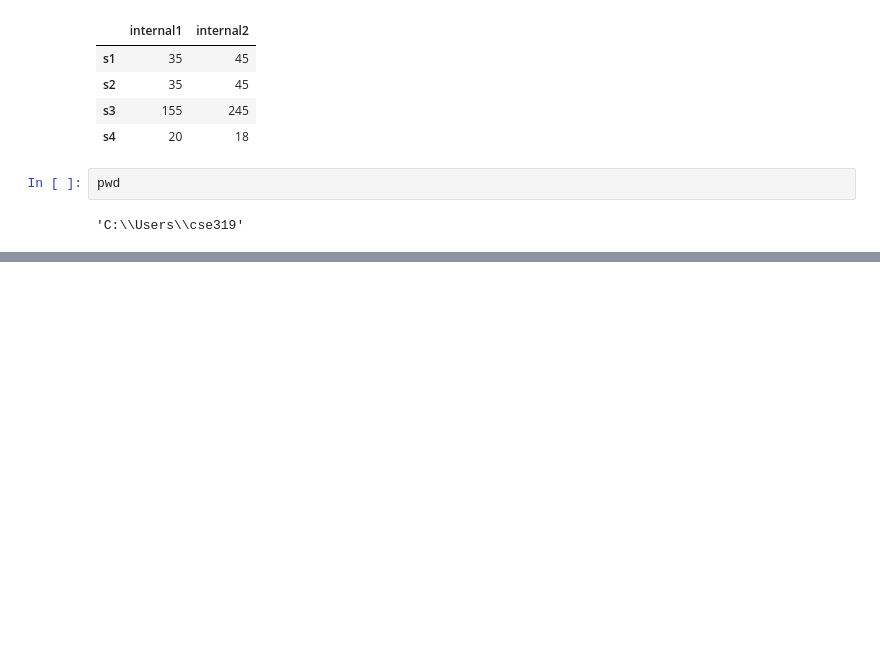
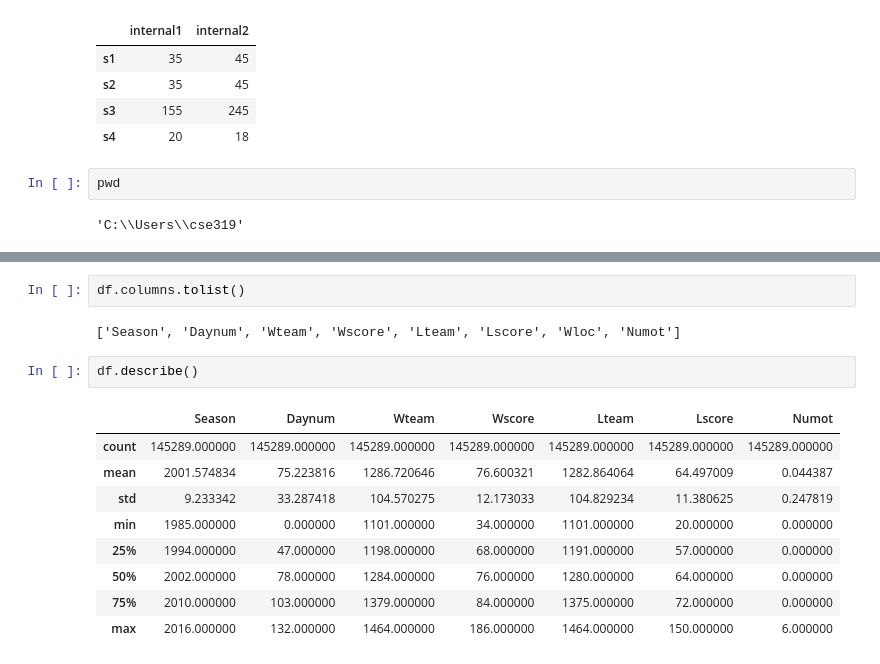
Before and after one commit to VikashPatel12345/Gitam-mca12, a Jupyter notebook: day 05.ipynb, the cells around one changed output, grey strips where cells are left out. Saved outputs shown, nothing was run; the diff lists cells and outputs as text; blank space fills up the shorter version.

```diff
--- a/day 05.ipynb
+++ b/day 05.ipynb
@@ -372,0 +459,16 @@ readCsvData(filePath)
+# %%
+df.columns.tolist()
+# %% [output]
+['Season', 'Daynum', 'Wteam', 'Wscore', 'Lteam', 'Lscore', 'Wloc', 'Numot']
+# %%
+df.describe()
+# %% [output]
+|  | Season | Daynum | Wteam | Wscore | Lteam | Lscore | Numot |
+| count | 145289.000000 | 145289.000000 | 145289.000000 | 145289.000000 | 145289.000000 | 145289.000000 | 145289.000000 |
+| mean | 2001.574834 | 75.223816 | 1286.720646 | 76.600321 | 1282.864064 | 64.497009 | 0.044387 |
+| std | 9.233342 | 33.287418 | 104.570275 | 12.173033 | 104.829234 | 11.380625 | 0.247819 |
+| min | 1985.000000 | 0.000000 | 1101.000000 | 34.000000 | 1101.000000 | 20.000000 | 0.000000 |
+| 25% | 1994.000000 | 47.000000 | 1198.000000 | 68.000000 | 1191.000000 | 57.000000 | 0.000000 |
+| 50% | 2002.000000 | 78.000000 | 1284.000000 | 76.000000 | 1280.000000 | 64.000000 | 0.000000 |
+| 75% | 2010.000000 | 103.000000 | 1379.000000 | 84.000000 | 1375.000000 | 72.000000 | 0.000000 |
+| max | 2016.000000 | 132.000000 | 1464.000000 | 186.000000 | 1464.000000 | 150.000000 | 6.000000 |
```
Also changed, not shown: parts of 21 cells of this notebook.
